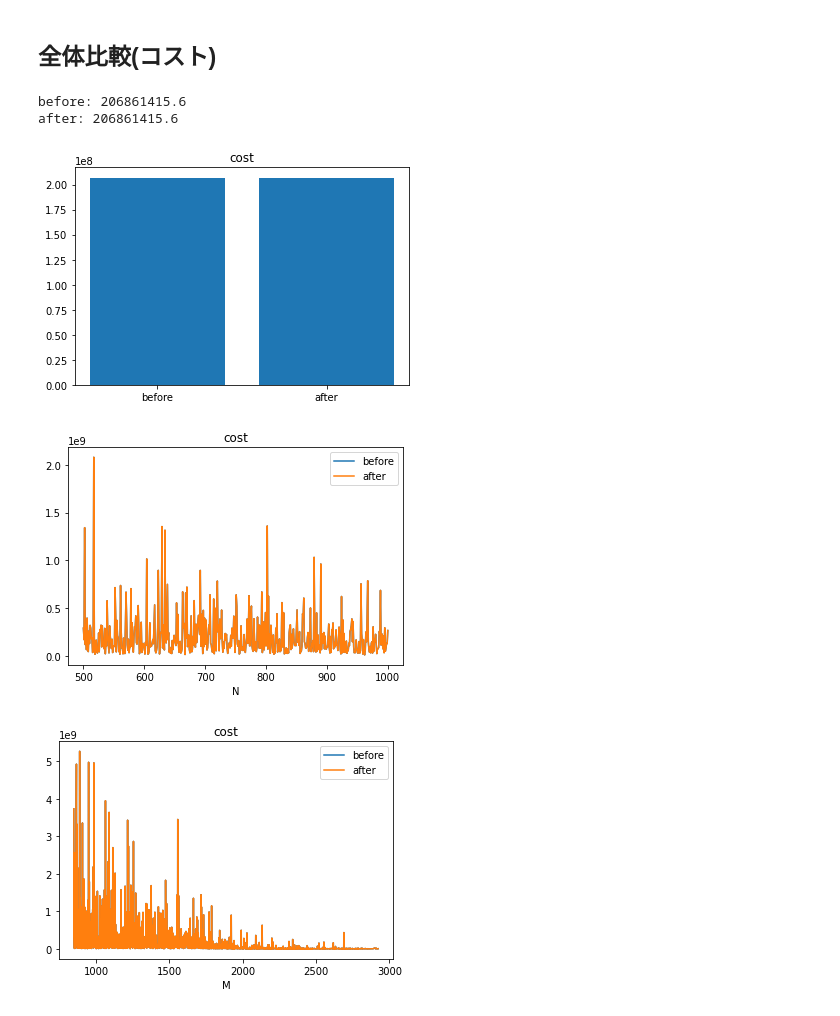
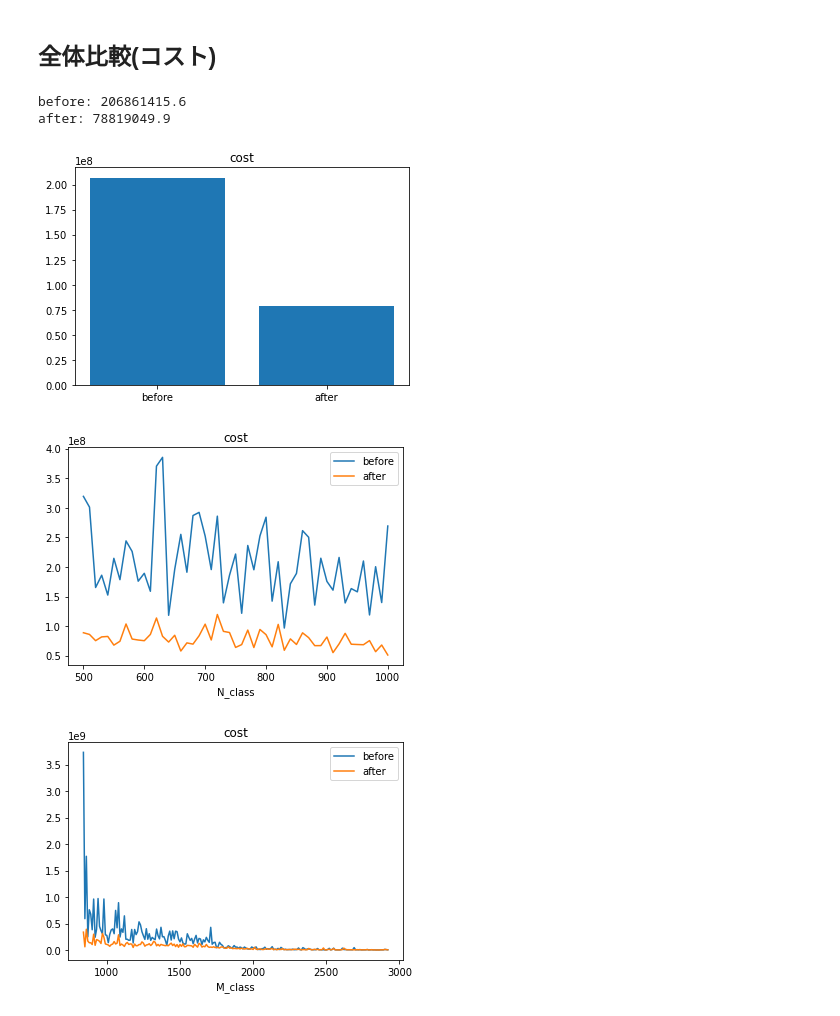
Before and after one commit to starpentagon/ahc017, a Jupyter notebook: work/90_notebook/90_compare_result.ipynb, the cells around one changed output. Drawn from its saved outputs; the diff is of its cells as text; code cells hidden in the pictures.

Commit message:
Check avoid bypass result

```diff
--- a/work/90_notebook/90_compare_result.ipynb
+++ b/work/90_notebook/90_compare_result.ipynb
@@ -18,7 +18,7 @@ before_df = pd.read_csv(BEFORE_CSV)
 before_df = discon_flg(before_df)
 
 # 比較先
-AFTER_CSV = os.path.join('/home', 'jupyter', 'work', 'result', '20230129_0046_max_min_euc_dist_03_test_stress_main_test.csv')
+AFTER_CSV = os.path.join('/home', 'jupyter', 'work', 'result', '20230129_1525_avoid_bypass_03_test_stress_main.csv')
 after_df = pd.read_csv(AFTER_CSV)
 after_df = discon_flg(after_df)
 # %%
@@ -53,0 +54,12 @@ np.mean(merge_df['cost_after'])
+# %%
+# 辺密度(0.01刻み)
+merge_df['edge_density'] = merge_df['M'] / merge_df['N']
+merge_df['edge_density'] = round(100  * merge_df['edge_density']) / 100
+# %%
+# スケジュールのタイトさ(0.01刻み)
+merge_df['sche_room'] = merge_df['K'] / (merge_df['M'] / merge_df['D'])
+merge_df['sche_room'] = round(100  * merge_df['sche_room']) / 100
+# %%
+# 刻み幅の調整
+merge_df['N_class'] = merge_df['N'] // 10 * 10
+merge_df['M_class'] = merge_df['M'] // 10 * 10
@@ -71,8 +98,8 @@ def y_plot(y):
 y_plot('cost')
 # %% [output]
 before: 206861415.6
-after: 206861415.6
+after: 78819049.9
-[figure, old version]
+[figure, new version]
 # %%
 def xy_plot(x, y):
     plot_df = merge_df.groupby(x).mean()
@@ -86,10 +113,10 @@ def xy_plot(x, y):
     plt.xlabel(x)
     plt.legend();
 # %%
-xy_plot('N', 'cost')
+xy_plot('N_class', 'cost')
 # %% [output]
-[figure, old version]
+[figure, new version]
 # %%
-xy_plot('M', 'cost')
+xy_plot('M_class', 'cost')
 # %% [output]
-[figure, old version]
+[figure, new version]
```
Also changed, not shown: parts of 19 cells of this notebook, 3 other files.
